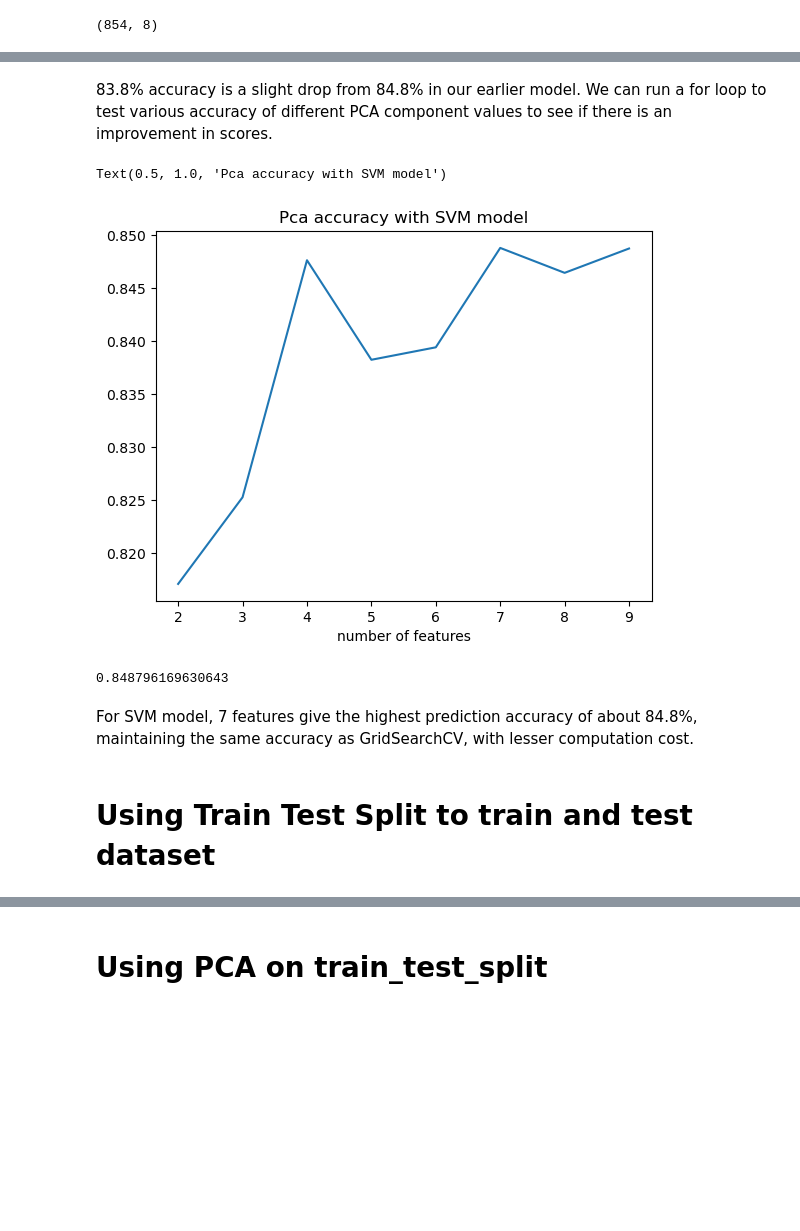
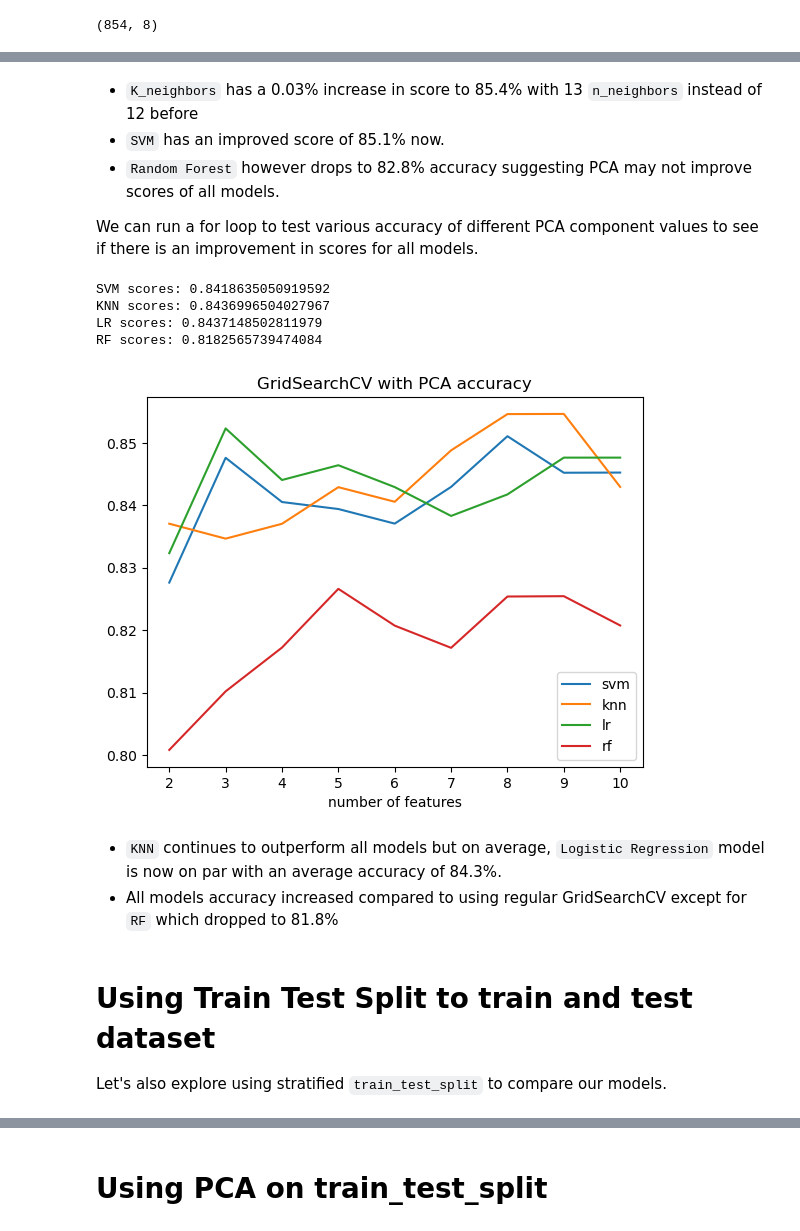
Before and after one commit to yanchooy/heart_disease_prediction, a Jupyter notebook: heart_disease_predict.ipynb, the cells around one changed output, grey strips where cells are left out. Cells and saved outputs as stored; diff of their text form; code cells hidden in the pictures; blank space fills up the shorter version.

```diff
--- a/heart_disease_predict.ipynb
+++ b/heart_disease_predict.ipynb
@@ -512,6 +652,0 @@ Let's run these features with the SVM model identified earlier.
-# %%
-from sklearn.model_selection import cross_val_score
-
-cv = cross_val_score(SVC(C=5, kernel='linear'), X_pca, y, cv=10)
-
-cv
@@ -525,0 +653,12 @@ np.mean(cv)
+# %%
+results = []
+
+for model_name, model_param in model_params.items():
+    clf = GridSearchCV(model_param['model'], model_param['params'], cv=10, return_train_score=False)
+    clf.fit(X_pca, y)
+    results.append({
+        'model' : model_name,
+        'best_score': clf.best_score_,
+        'best_param': clf.best_params_
+    })
+pd.DataFrame(results)
@@ -526,41 +688,68 @@ np.mean(cv)
 # %% [markdown]
-83.8% accuracy is a slight drop from 84.8% in our earlier model. We can run a for loop to test various accuracy of different PCA component values to see if there is an improvement in scores.
+- `K_neighbors` has a 0.03% increase in score to 85.4% with 13 `n_neighbors` instead of 12 before
+- `SVM` has an improved score of 85.1% now.
+- `Random Forest` however drops to 82.8% accuracy suggesting PCA may not improve scores of all models.
+
+We can run a for loop to test various accuracy of different PCA component values to see if there is an improvement in scores for all models.
 # %%
 #for loop to plot various accuracy difference with different PCA component values
+from sklearn.model_selection import cross_val_score
 
-pca_range = [2, 3, 4, 5, 6, 7, 8, 9]
+pca_range = [2, 3, 4, 5, 6, 7, 8, 9, 10]
 
+pca_accuracy_knn= []
 pca_accuracy_svm = []
+pca_accuracy_lr = []
+pca_accuracy_rf = []
 
-#using SVM model
+#using KNeighbors and SVM model
 for i in pca_range:
 
     pca = PCA(n_components=i)
 
     X_pca = pca.fit_transform(X)
 
-    cv = cross_val_score(SVC(C=5, kernel='linear', random_state=42), X_pca, y, cv=10)
+    #knn
+    cv = cross_val_score(KNeighborsClassifier(n_neighbors=13), X_pca, y, cv=10)
+    pca_accuracy_knn.append(np.mean(cv))
 
+    #svm
+    cv = cross_val_score(SVC(C=3, kernel='linear'), X_pca, y, cv=10)
     pca_accuracy_svm.append(np.mean(cv))
 
+    #lr
+    cv = cross_val_score(LogisticRegression(C=1), X_pca, y, cv=10)
+    pca_accuracy_lr.append(np.mean(cv))
 
-plt.plot(pca_range, pca_accuracy_svm)
+    #svm
+    cv = cross_val_score(RandomForestClassifier(n_estimators=19), X_pca, y, cv=10)
+    pca_accuracy_rf.append(np.mean(cv))
+
+
+plt.plot(pca_range, pca_accuracy_svm, label='svm')
+plt.plot(pca_range, pca_accuracy_knn, label='knn')
+plt.plot(pca_range, pca_accuracy_lr, label='lr')
+plt.plot(pca_range, pca_accuracy_rf, label='rf')
 plt.xlabel('number of features')
-plt.title('Pca accuracy with SVM model')
+plt.title('GridSearchCV with PCA accuracy')
+plt.legend()
+
+print('SVM scores:', np.mean(pca_accuracy_svm))
+print('KNN scores:', np.mean(pca_accuracy_knn))
+print('LR scores:', np.mean(pca_accuracy_lr))
+print('RF scores:', np.mean(pca_accuracy_rf))
 # %% [output]
-Text(0.5, 1.0, 'Pca accuracy with SVM model')
+SVM scores: 0.8418635050919592
+KNN scores: 0.8436996504027967
+LR scores: 0.8437148502811979
+RF scores: 0.8182565739474084
-[figure, old version]
+[figure, new version]
-# %%
-pca = PCA(n_components=7)
-X_pca = pca.fit_transform(X)
-cv = cross_val_score(SVC(C=5, kernel='linear', random_state=42), X_pca, y, cv=10)
-np.mean(cv)
-# %% [output]
-0.848796169630643
-# %% [markdown]
-For SVM model, 7 features give the highest prediction accuracy of about 84.8%, maintaining the same accuracy as GridSearchCV, with lesser computation cost.
+# %% [markdown]
+- `KNN` continues to outperform all models but on average, `Logistic Regression` model is now on par with an average accuracy of 84.3%.
+- All models accuracy increased compared to using regular GridSearchCV except for `RF` which dropped to 81.8%
 # %% [markdown]
 # Using Train Test Split to train and test dataset
+Let's also explore using stratified `train_test_split` to compare our models.
 # %%
 from sklearn.model_selection import train_test_split
 
```
Also changed, not shown: parts of 44 cells of this notebook.
